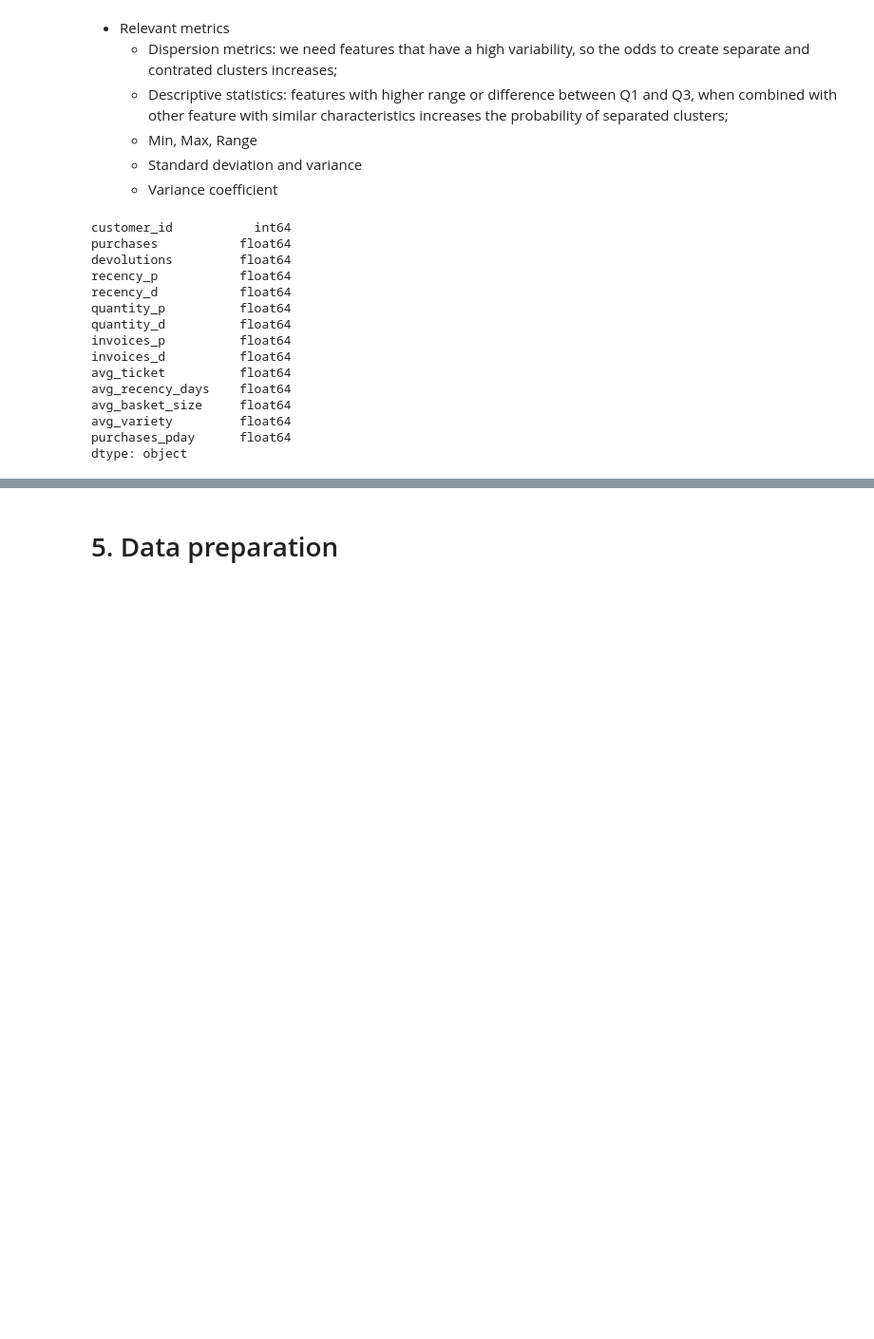
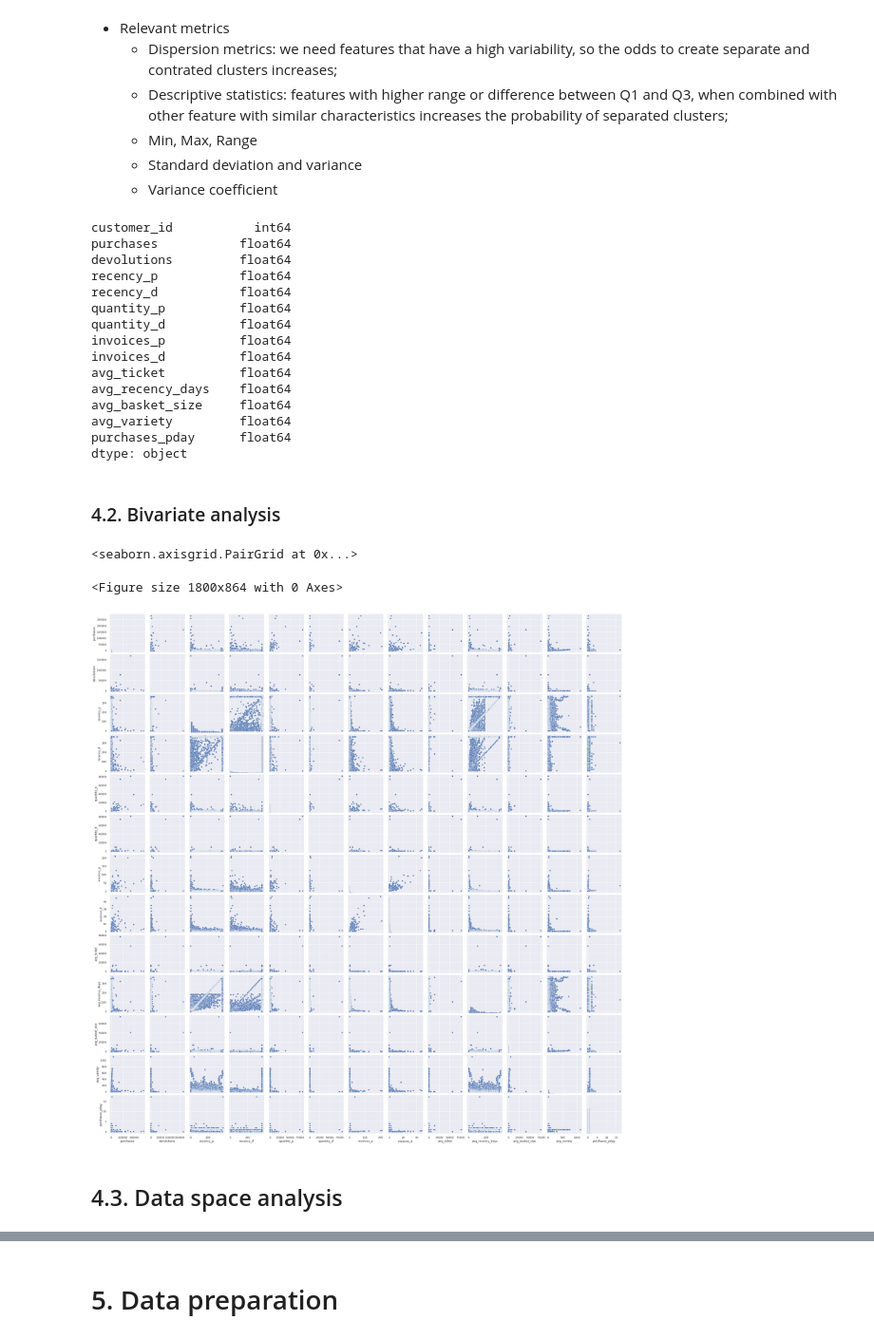
Before and after one commit to pedropscf/3-insiders-clustering, a Jupyter notebook: notebooks/m05-insiders-clustering.ipynb, the cells around one changed output, grey strips where cells are left out. Shown at 95% size. Saved outputs shown, nothing was run; the diff lists cells and outputs as text; code cells hidden in the pictures; blank space fills up the shorter version.

```diff
--- a/notebooks/m05-insiders-clustering.ipynb
+++ b/notebooks/m05-insiders-clustering.ipynb
@@ -756,3 +758,17 @@ avg_basket_size     float64
 avg_variety         float64
 purchases_pday      float64
 dtype: object
+# %% [markdown]
+### 4.2. Bivariate analysis
+# %%
+cols = ['customer_id']
+df_bivariate = df4.drop(cols, axis=1)
+# %%
+plt.figure(figsize=(25,12))
+sns.pairplot(df_bivariate)
+# %% [output]
+<seaborn.axisgrid.PairGrid at 0x...>
+<Figure size 1800x864 with 0 Axes>
+[figure, added]
+# %% [markdown]
+## 4.3. Data space analysis
```
Also changed, not shown: parts of 14 cells of this notebook, 1 other file.
